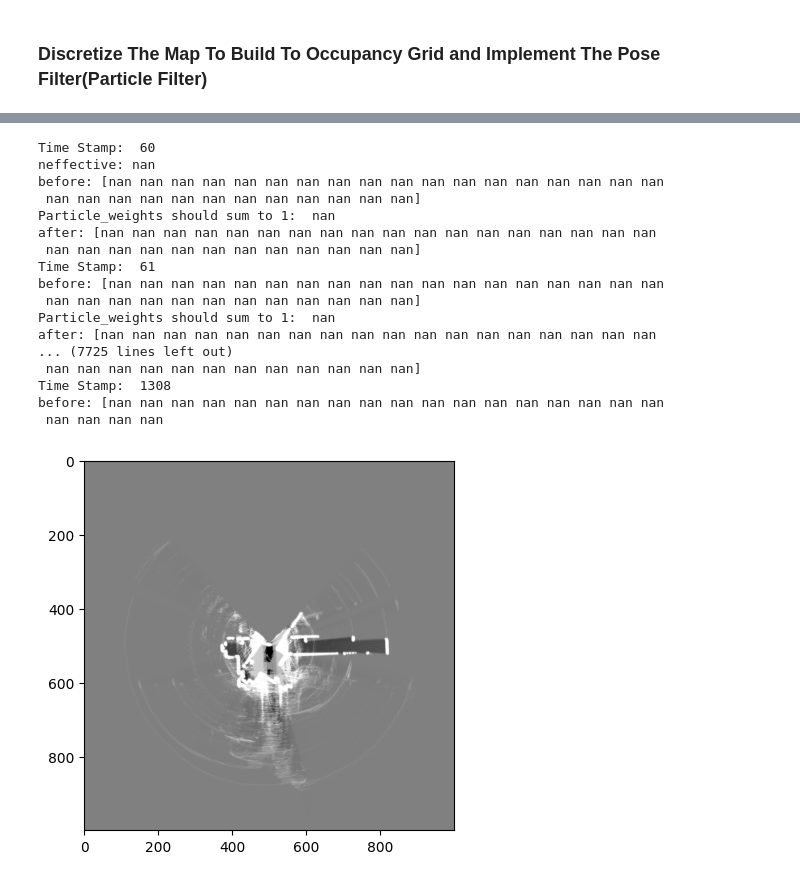
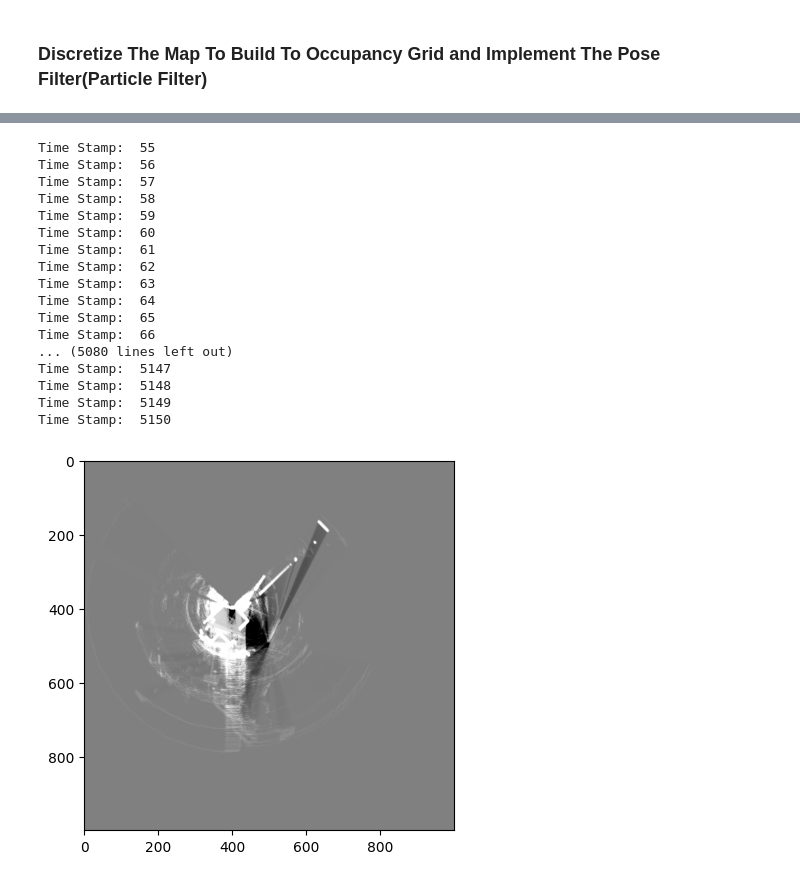
Before and after one commit to Kalva014/SLAM, a Jupyter notebook: SLAM.ipynb, the cells around one changed output, grey strips where cells are left out. Drawn from its saved outputs; the diff is of its cells as text; code cells hidden in the pictures.

Commit message:
Fixed code to work with test dataste

```diff
--- a/SLAM.ipynb
+++ b/SLAM.ipynb
@@ -9,13 +9,13 @@ import ECE5242Proj3_train_selected.MapUtilsCython.MapUtils_fclad as mu
 Load the data
 """
 # Imu
-acc_x, acc_y, acc_z, gyro_x, gyro_y, gyro_z, imu_ts	 = ld.get_imu('ECE5242Proj3_train_selected/data/imu21')
+acc_x, acc_y, acc_z, gyro_x, gyro_y, gyro_z, imu_ts	= ld.get_imu('ECE5242Proj3-test-selected/imu24')
 
 # Encoder
-FR, FL, RR, RL, enc_ts = ld.get_encoder('ECE5242Proj3_train_selected/data/Encoders21')
+FR, FL, RR, RL, enc_ts = ld.get_encoder('ECE5242Proj3-test-selected/Encoders24')
 
 # Lidar
-lidar = ld.get_lidar('ECE5242Proj3_train_selected/data/Hokuyo21')
+lidar = ld.get_lidar('ECE5242Proj3-test-selected/Hokuyo24')
 # %%
 """
 Get distance traveled for 1 tick
@@ -144,9 +144,12 @@ log_odd_free = 0.01
 
 # Initialize number of particles
 n = 30
-particles_theta = np.zeros((n, len(lidar)))
-particles_x = np.zeros((n, len(lidar)))
-particles_y = np.zeros((n, len(lidar)))
+# particles_theta = np.zeros((n, len(lidar)))
+# particles_x = np.zeros((n, len(lidar)))
+# particles_y = np.zeros((n, len(lidar)))
+particles_theta = np.zeros((n, enc_ts.shape[0]))
+particles_x = np.zeros((n, enc_ts.shape[0]))
+particles_y = np.zeros((n, enc_ts.shape[0]))
 wall_x = np.zeros((n))
 
 # Assign the weights
@@ -167,8 +170,8 @@ fig, ax = plt.subplots()
 # Make computations less intensive in the for loop
 f = (e_l + e_r) / 2
 
-# Build walls from polar to cartesian
-for t in range(1, len(lidar)):
+# Loop through each time stamp generating particles and filling the occupancy grid
+for t in range(1, len(lidar) - 100): # Pretty hacky but subtracting by offset to make code work
     print("Time Stamp: ", t)
 
     # Randomize noise for particles each time step
@@ -188,8 +191,8 @@ for t in range(1, len(lidar)):
     # Resample the weights if n_effective is less than a threshold and do this every few(e.g. every 5) time stamps
     if t % 5 == 0:
         n_effective = (np.sum(particle_weights) ** 2) / np.sum(particle_weights ** 2)
-        print(f"neffective: {n_effective}")
         if n_effective < 40:
+            print("Resample the weights")
             particles_x, particles_y, particles_theta, particle_weights = resample(particles_x, particles_y, particles_theta, particle_weights)
 
     # Cartesian to grid coordinates for cell robot is in
@@ -203,11 +206,11 @@ for t in range(1, len(lidar)):
     wall_y = (rho[:, np.newaxis] * np.sin(phi[:, np.newaxis] + particles_theta[np.newaxis, :, t])) + particles_y[np.newaxis, :, t]
 
     # Cartesian to grid coordinates(ADDED WITH AN OFFSET) for the lidar scan endpoints
-    wall_x = np.round(wall_x / cell_width) + 500
-    wall_y = np.round(wall_y / cell_width) + 500
+    wall_x = np.round(wall_x / cell_width) + 400
+    wall_y = np.round(wall_y / cell_width) + 400
 
     # Correlation update and renormalize the weights (THERE IS AN UNDERFLOW ERROR HERE)
-    particle_weights *= corr(grid[wall_x.astype(int), wall_y.astype(int)])
+    particle_weights = particle_weights * corr(grid[wall_x.astype(int), wall_y.astype(int)])
     particle_weights = particle_weights / np.sum(particle_weights)
 
     # Get best particle index
@@ -251,18 +254,18 @@ after: [nan nan nan nan nan nan nan nan nan nan nan nan nan nan nan nan nan nan
+Time Stamp:  55
+Time Stamp:  56
+Time Stamp:  57
+Time Stamp:  58
+Time Stamp:  59
 Time Stamp:  60
-neffective: nan
-before: [nan nan nan nan nan nan nan nan nan nan nan nan nan nan nan nan nan nan
- nan nan nan nan nan nan nan nan nan nan nan nan]
-Particle_weights should sum to 1:  nan
-after: [nan nan nan nan nan nan nan nan nan nan nan nan nan nan nan nan nan nan
- nan nan nan nan nan nan nan nan nan nan nan nan]
 Time Stamp:  61
-before: [nan nan nan nan nan nan nan nan nan nan nan nan nan nan nan nan nan nan
- nan nan nan nan nan nan nan nan nan nan nan nan]
-Particle_weights should sum to 1:  nan
-after: [nan nan nan nan nan nan nan nan nan nan nan nan nan nan nan nan nan nan
-... (7725 lines left out)
- nan nan nan nan nan nan nan nan nan nan nan nan]
-Time Stamp:  1308
-before: [nan nan nan nan nan nan nan nan nan nan nan nan nan nan nan nan nan nan
- nan nan nan nan
+Time Stamp:  62
+Time Stamp:  63
+Time Stamp:  64
+Time Stamp:  65
+Time Stamp:  66
+... (5080 lines left out)
+Time Stamp:  5147
+Time Stamp:  5148
+Time Stamp:  5149
+Time Stamp:  5150
-[figure, old version]
+[figure, new version]
```
Also changed, not shown: parts of 4 cells of this notebook, 1 other file.
